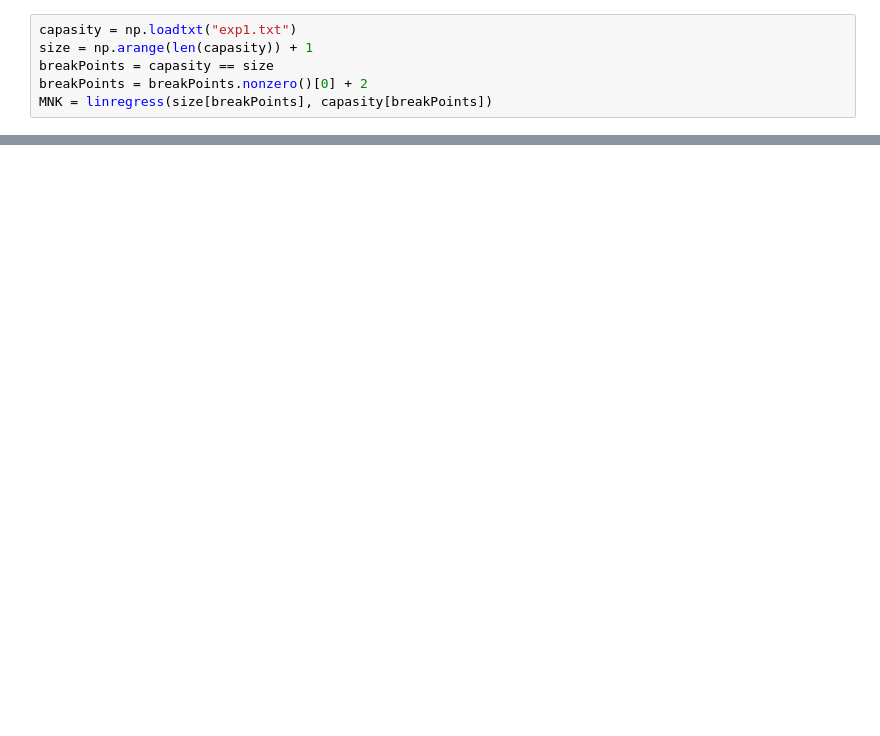
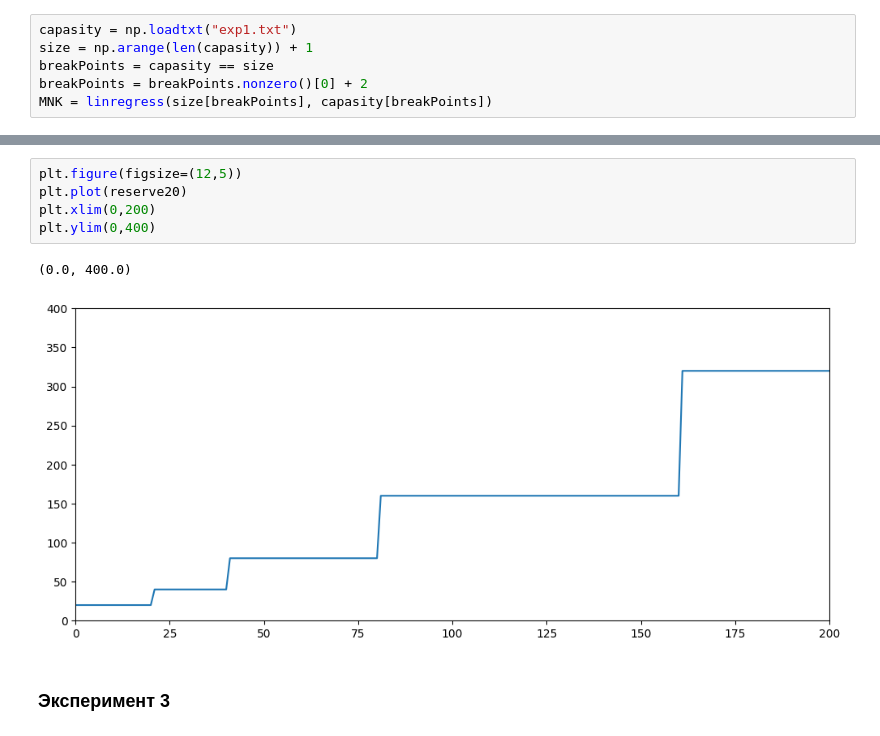
Before and after one commit to ShmakovVladimir/CplusplusHOMEWORK, a Jupyter notebook: lesson_23/task1/main.ipynb, the cells around one changed output, grey strips where cells are left out. Cells and saved outputs as stored; diff of their text form; blank space fills up the shorter version.

```diff
--- a/lesson_23/task1/main.ipynb
+++ b/lesson_23/task1/main.ipynb
@@ -35,0 +63,10 @@ plt.title("Эксперимент 1 - изначально вектор пуст
+# %%
+plt.figure(figsize=(12,5))
+plt.plot(reserve20)
+plt.xlim(0,200)
+plt.ylim(0,400)
+# %% [output]
+(0.0, 400.0)
+[figure, added]
+# %% [markdown]
+### Эксперимент 3
```
Also changed, not shown: parts of 7 cells of this notebook, 4 other files.
